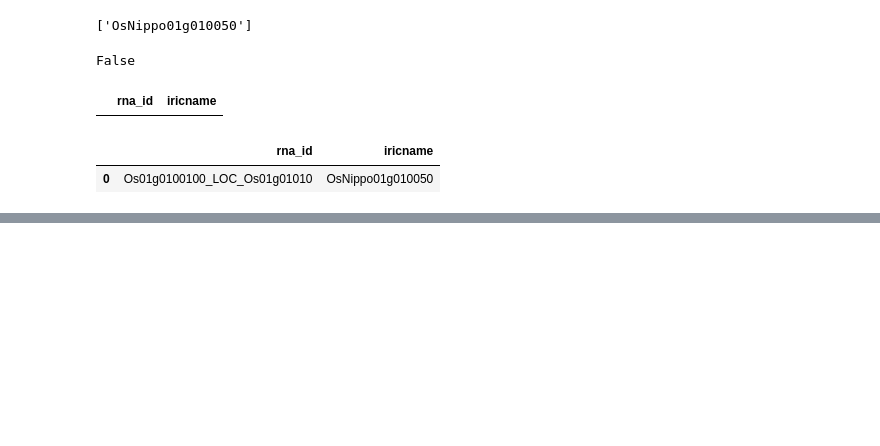
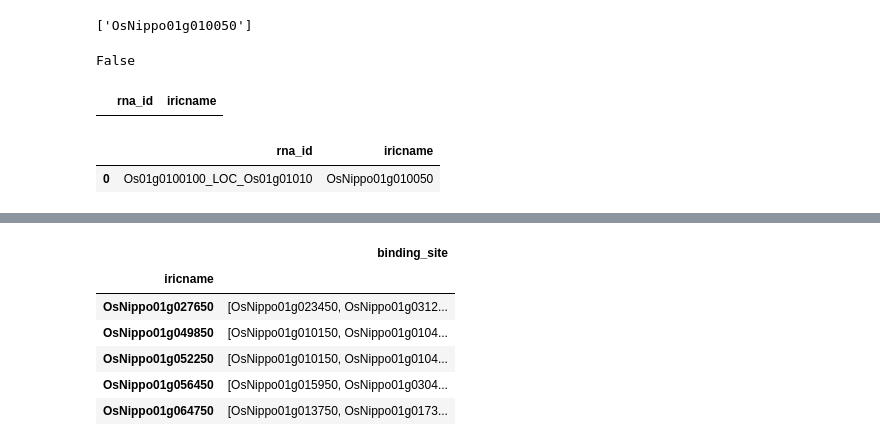
Before and after one commit to pierrelarmande/notebooks, a Jupyter notebook: gene_enrichments.ipynb, the cells around one changed output, grey strips where cells are left out. Saved outputs shown, nothing was run; the diff lists cells and outputs as text; code cells hidden in the pictures; blank space fills up the shorter version.

```diff
--- a/gene_enrichments.ipynb
+++ b/gene_enrichments.ipynb
@@ -173,0 +228,10 @@ output1.close
+# %%
+pd_binding.head()
+# %% [output]
+|  | binding_site |
+| iricname |  |
+| OsNippo01g027650 | [OsNippo01g023450, OsNippo01g0312... |
+| OsNippo01g049850 | [OsNippo01g010150, OsNippo01g0104... |
+| OsNippo01g052250 | [OsNippo01g010150, OsNippo01g0104... |
+| OsNippo01g056450 | [OsNippo01g015950, OsNippo01g0304... |
+| OsNippo01g064750 | [OsNippo01g013750, OsNippo01g0173... |
```
Also changed, not shown: parts of 20 cells of this notebook.
